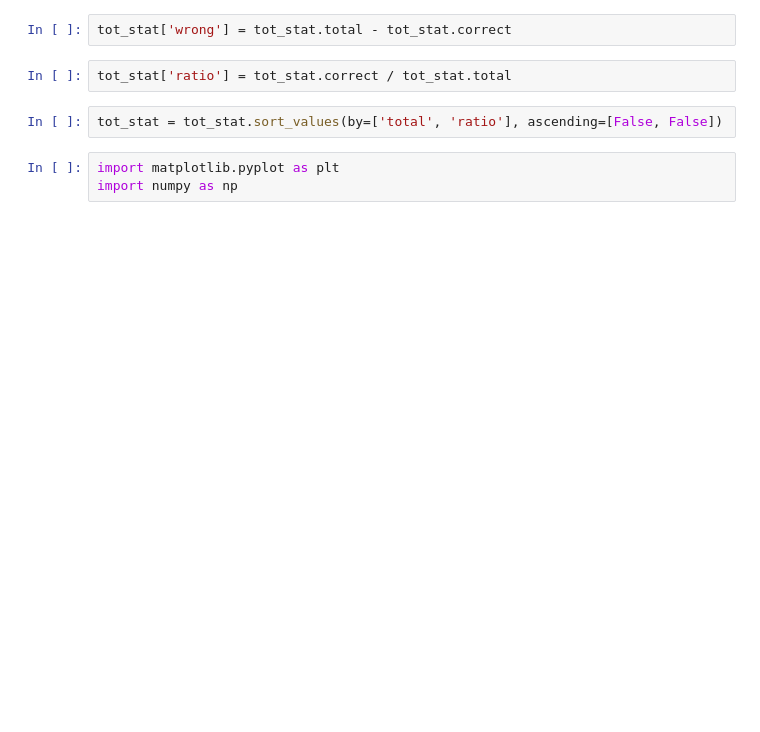
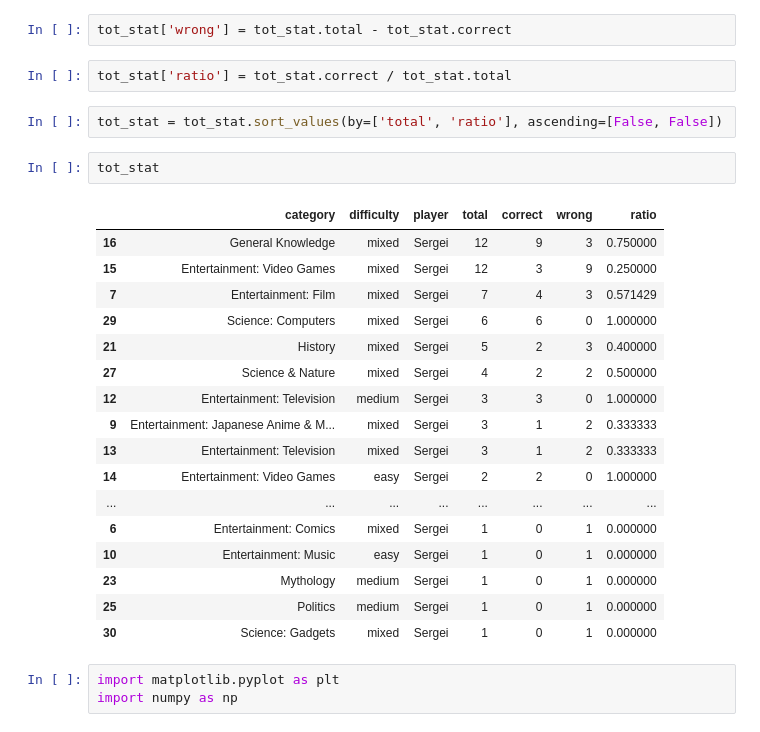
Before and after one commit to SergeiMerson/Experis, a Jupyter notebook: !Projects/MP_Trivia/TestRun.ipynb, the cells around one changed output. Drawn from its saved outputs; the diff is of its cells as text; blank space fills up the shorter version.

```diff
--- a/!Projects/MP_Trivia/TestRun.ipynb
+++ b/!Projects/MP_Trivia/TestRun.ipynb
@@ -139,6 +139,26 @@ tot_stat['wrong'] = tot_stat.total - tot_stat.correct
 tot_stat['ratio'] = tot_stat.correct / tot_stat.total
 # %%
 tot_stat = tot_stat.sort_values(by=['total', 'ratio'], ascending=[False, False])
+# %%
+tot_stat
+# %% [output]
+|  | category | difficulty | player | total | correct | wrong | ratio |
+| 16 | General Knowledge | mixed | Sergei | 12 | 9 | 3 | 0.750000 |
+| 15 | Entertainment: Video Games | mixed | Sergei | 12 | 3 | 9 | 0.250000 |
+| 7 | Entertainment: Film | mixed | Sergei | 7 | 4 | 3 | 0.571429 |
+| 29 | Science: Computers | mixed | Sergei | 6 | 6 | 0 | 1.000000 |
+| 21 | History | mixed | Sergei | 5 | 2 | 3 | 0.400000 |
+| 27 | Science & Nature | mixed | Sergei | 4 | 2 | 2 | 0.500000 |
+| 12 | Entertainment: Television | medium | Sergei | 3 | 3 | 0 | 1.000000 |
+| 9 | Entertainment: Japanese Anime & M... | mixed | Sergei | 3 | 1 | 2 | 0.333333 |
+| 13 | Entertainment: Television | mixed | Sergei | 3 | 1 | 2 | 0.333333 |
+| 14 | Entertainment: Video Games | easy | Sergei | 2 | 2 | 0 | 1.000000 |
+| ... | ... | ... | ... | ... | ... | ... | ... |
+| 6 | Entertainment: Comics | mixed | Sergei | 1 | 0 | 1 | 0.000000 |
+| 10 | Entertainment: Music | easy | Sergei | 1 | 0 | 1 | 0.000000 |
+| 23 | Mythology | medium | Sergei | 1 | 0 | 1 | 0.000000 |
+| 25 | Politics | medium | Sergei | 1 | 0 | 1 | 0.000000 |
+| 30 | Science: Gadgets | mixed | Sergei | 1 | 0 | 1 | 0.000000 |
 # %%
 import matplotlib.pyplot as plt
 import numpy as np
```
Also changed, not shown: parts of 7 cells of this notebook, 4 other files.
